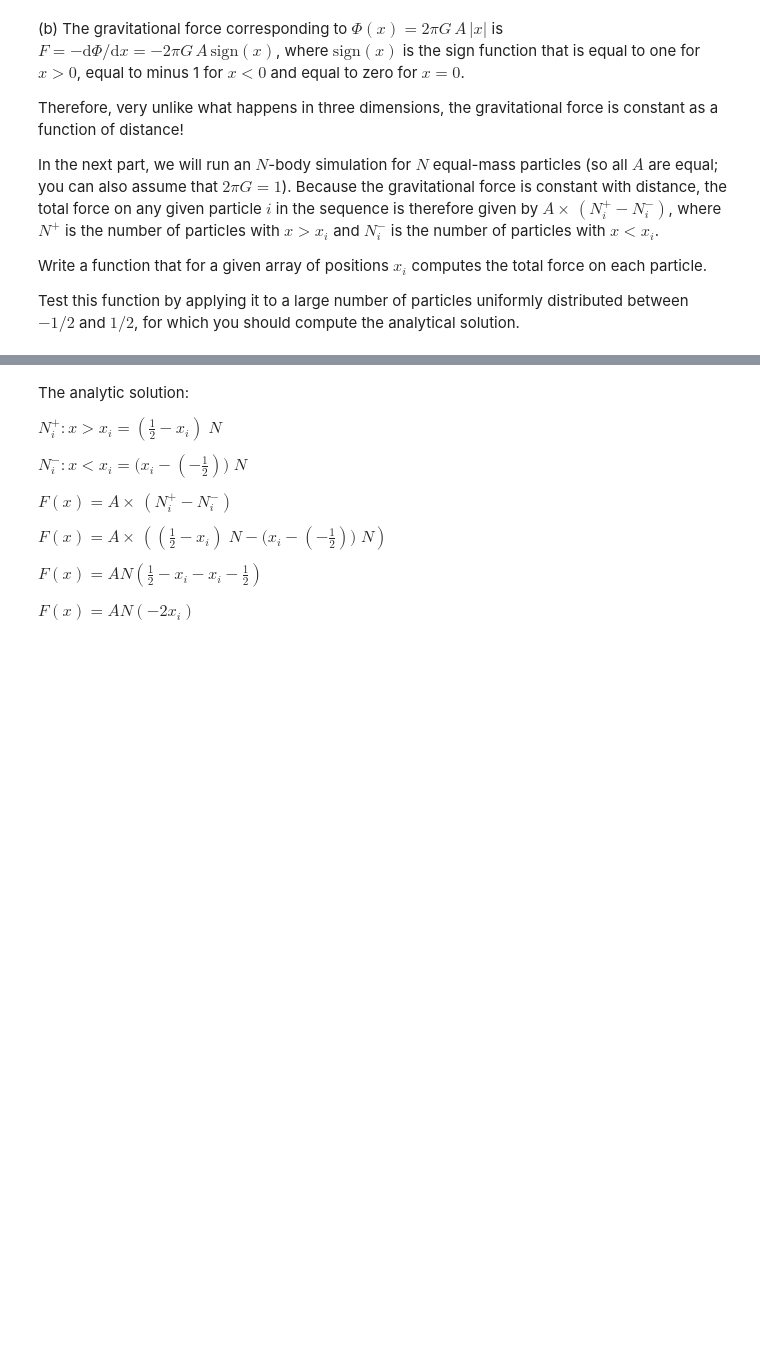
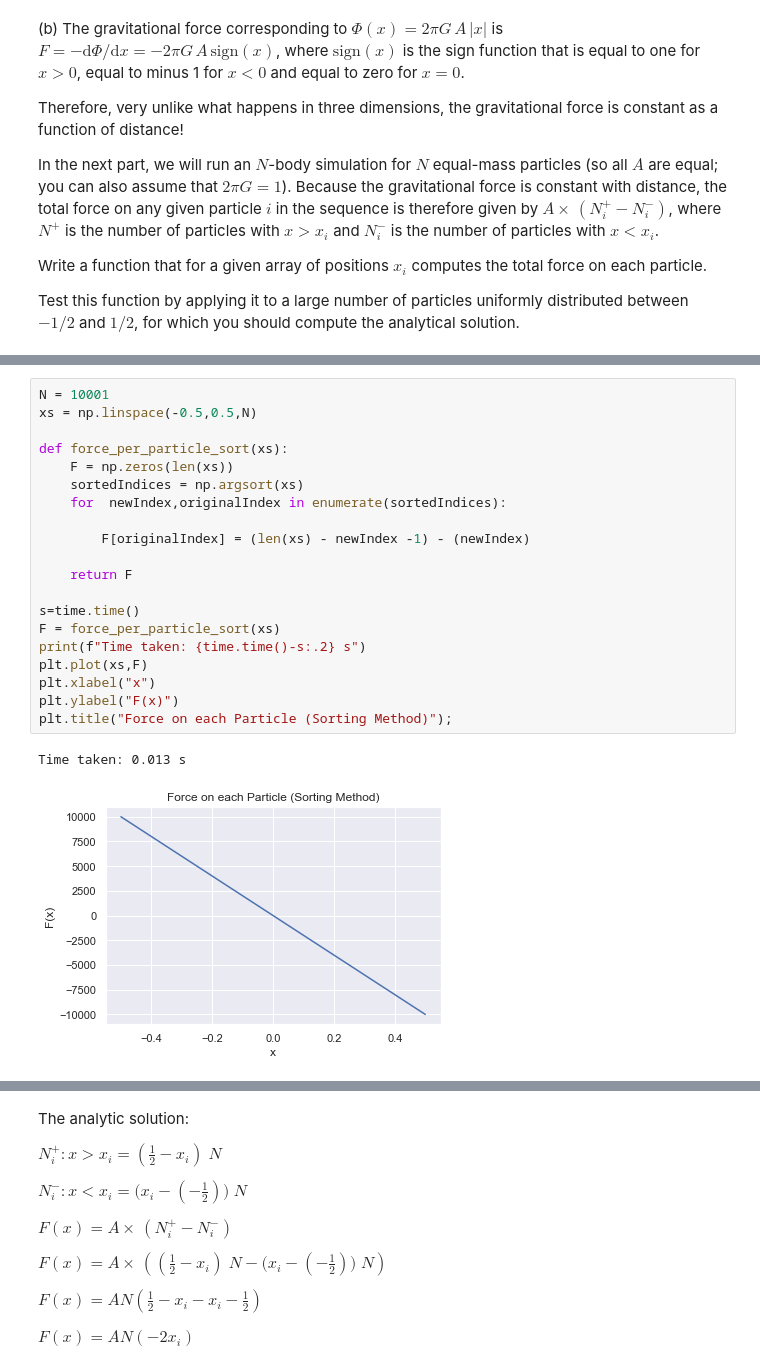
Before and after one commit to AstroLudwig/AST1420, a Jupyter notebook: Assignment3/Assignment3.ipynb, the cells around one changed output, grey strips where cells are left out. Drawn from its saved outputs; the diff is of its cells as text; blank space fills up the shorter version.

```diff
--- a/Assignment3/Assignment3.ipynb
+++ b/Assignment3/Assignment3.ipynb
@@ -138 +139,24 @@ Time taken: 0.32 s
+# %%
+N = 10001
+xs = np.linspace(-0.5,0.5,N)
+
+def force_per_particle_sort(xs):
+    F = np.zeros(len(xs))
+    sortedIndices = np.argsort(xs)
+    for  newIndex,originalIndex in enumerate(sortedIndices):
+
+        F[originalIndex] = (len(xs) - newIndex -1) - (newIndex)
+
+    return F
+
+s=time.time()
+F = force_per_particle_sort(xs)
+print(f"Time taken: {time.time()-s:.2} s")
+plt.plot(xs,F)
+plt.xlabel("x")
+plt.ylabel("F(x)")
+plt.title("Force on each Particle (Sorting Method)");
+# %% [output]
+Time taken: 0.013 s
+[figure, added]
 # %%
```
Also changed, not shown: parts of 25 cells of this notebook, 1 other file.
